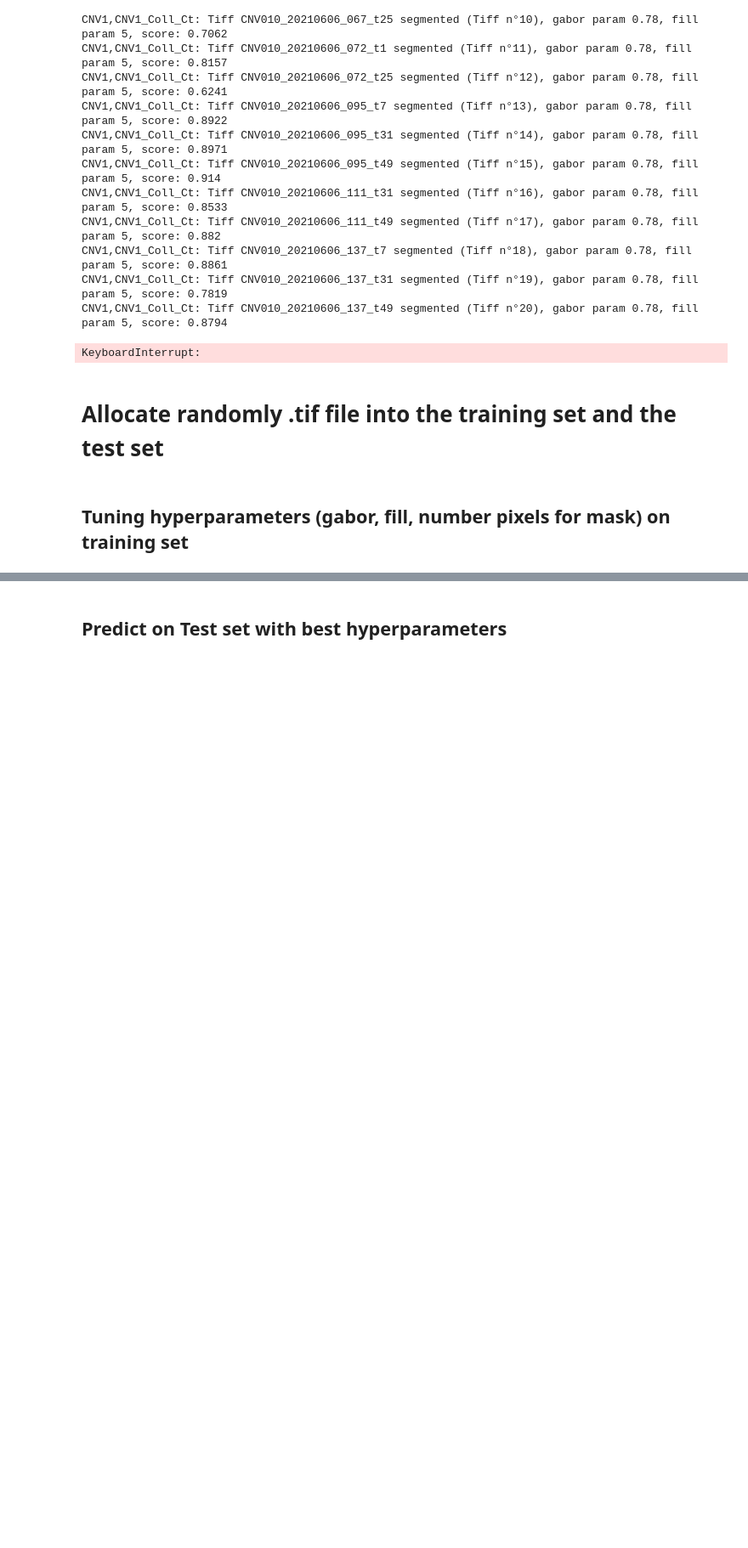
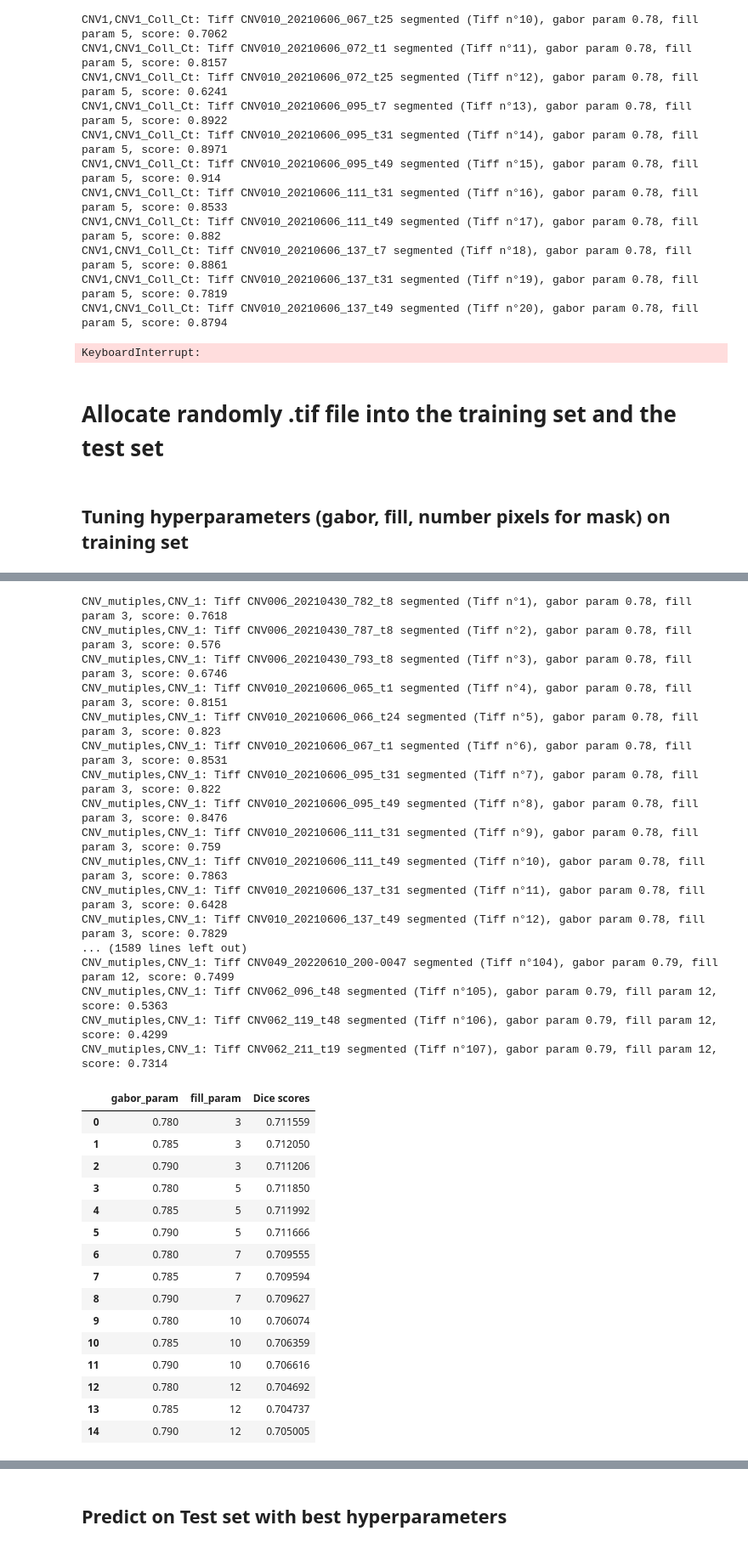
Before and after one commit to CNguyenVigouroux/organoid_tracking, a Jupyter notebook: Notebook_Aaron5-modifAaron.ipynb, the cells around one changed output, grey strips where cells are left out. Shown: that part at 85% size. Drawn from its saved outputs; the diff is of its cells as text; code cells hidden in the pictures; blank space fills up the shorter version.

```diff
--- a/Notebook_Aaron5-modifAaron.ipynb
+++ b/Notebook_Aaron5-modifAaron.ipynb
@@ -228,3 +213,50 @@ CNV_multiples: Tiff CNV062_211_t48 segmented (Tiff n°112), gabor param 0.79, fi
+# %%
+file_dir = '/Users/clemence/Documents_Clémence/Analysis/Tracking algorithm/Tracking-seg_Aaron-Gus_CNV/230113-CNV-optimization/training' # change this into your own path
+image_files_name = 'Source images'
+mask_files_name = 'Masks'
+
+# We are going to tune jointly the gabor parameter and the fill parameter on the training set
+
+hyperparameter_candidates = [[0.78,3],[0.785,3],[0.79,3],[0.78,5],[0.785,5],[0.79,5],[0.78,7],[0.785,7],[0.79,7],[0.78,10],[0.785,10],[0.79,10],[0.78,12],[0.785,12],[0.79,12] ]
+dice_score_hyperparameters = list(map(lambda x: [x[0],x[1],np.array(list(create_masks(file_dir,image_files_name,mask_files_name,gabor_parameter=x[0],fill_cells=x[1],save_predicted_mask=False).values())).mean() ] , hyperparameter_candidates))
+df_dice_scores=pd.DataFrame(dice_score_hyperparameters)
+#df_dice_scores.columns = ['gabor_param', 'fill_param', 'Min_pixels', 'Dice scores']
+df_dice_scores.columns = ['gabor_param', 'fill_param', 'Dice scores']
+df_dice_scores
+# %% [output]
+CNV_mutiples,CNV_1: Tiff CNV006_20210430_782_t8 segmented (Tiff n°1), gabor param 0.78, fill param 3, score: 0.7618
+CNV_mutiples,CNV_1: Tiff CNV006_20210430_787_t8 segmented (Tiff n°2), gabor param 0.78, fill param 3, score: 0.576
+CNV_mutiples,CNV_1: Tiff CNV006_20210430_793_t8 segmented (Tiff n°3), gabor param 0.78, fill param 3, score: 0.6746
+CNV_mutiples,CNV_1: Tiff CNV010_20210606_065_t1 segmented (Tiff n°4), gabor param 0.78, fill param 3, score: 0.8151
+CNV_mutiples,CNV_1: Tiff CNV010_20210606_066_t24 segmented (Tiff n°5), gabor param 0.78, fill param 3, score: 0.823
+CNV_mutiples,CNV_1: Tiff CNV010_20210606_067_t1 segmented (Tiff n°6), gabor param 0.78, fill param 3, score: 0.8531
+CNV_mutiples,CNV_1: Tiff CNV010_20210606_095_t31 segmented (Tiff n°7), gabor param 0.78, fill param 3, score: 0.822
+CNV_mutiples,CNV_1: Tiff CNV010_20210606_095_t49 segmented (Tiff n°8), gabor param 0.78, fill param 3, score: 0.8476
+CNV_mutiples,CNV_1: Tiff CNV010_20210606_111_t31 segmented (Tiff n°9), gabor param 0.78, fill param 3, score: 0.759
+CNV_mutiples,CNV_1: Tiff CNV010_20210606_111_t49 segmented (Tiff n°10), gabor param 0.78, fill param 3, score: 0.7863
+CNV_mutiples,CNV_1: Tiff CNV010_20210606_137_t31 segmented (Tiff n°11), gabor param 0.78, fill param 3, score: 0.6428
+CNV_mutiples,CNV_1: Tiff CNV010_20210606_137_t49 segmented (Tiff n°12), gabor param 0.78, fill param 3, score: 0.7829
+... (1589 lines left out)
+CNV_mutiples,CNV_1: Tiff CNV049_20220610_200-0047 segmented (Tiff n°104), gabor param 0.79, fill param 12, score: 0.7499
+CNV_mutiples,CNV_1: Tiff CNV062_096_t48 segmented (Tiff n°105), gabor param 0.79, fill param 12, score: 0.5363
+CNV_mutiples,CNV_1: Tiff CNV062_119_t48 segmented (Tiff n°106), gabor param 0.79, fill param 12, score: 0.4299
+CNV_mutiples,CNV_1: Tiff CNV062_211_t19 segmented (Tiff n°107), gabor param 0.79, fill param 12, score: 0.7314
+|  | gabor_param | fill_param | Dice scores |
+| 0 | 0.780 | 3 | 0.711559 |
+| 1 | 0.785 | 3 | 0.712050 |
+| 2 | 0.790 | 3 | 0.711206 |
+| 3 | 0.780 | 5 | 0.711850 |
+| 4 | 0.785 | 5 | 0.711992 |
+| 5 | 0.790 | 5 | 0.711666 |
+| 6 | 0.780 | 7 | 0.709555 |
+| 7 | 0.785 | 7 | 0.709594 |
+| 8 | 0.790 | 7 | 0.709627 |
+| 9 | 0.780 | 10 | 0.706074 |
+| 10 | 0.785 | 10 | 0.706359 |
+| 11 | 0.790 | 10 | 0.706616 |
+| 12 | 0.780 | 12 | 0.704692 |
+| 13 | 0.785 | 12 | 0.704737 |
+| 14 | 0.790 | 12 | 0.705005 |
 # %%
 # after having tuned the gabor and fill parameter, we are going to tune the number of pixels threshold (every mask below that number of pixels is removed)
 
```
Also changed, not shown: parts of 6 cells of this notebook, 5 other files.
